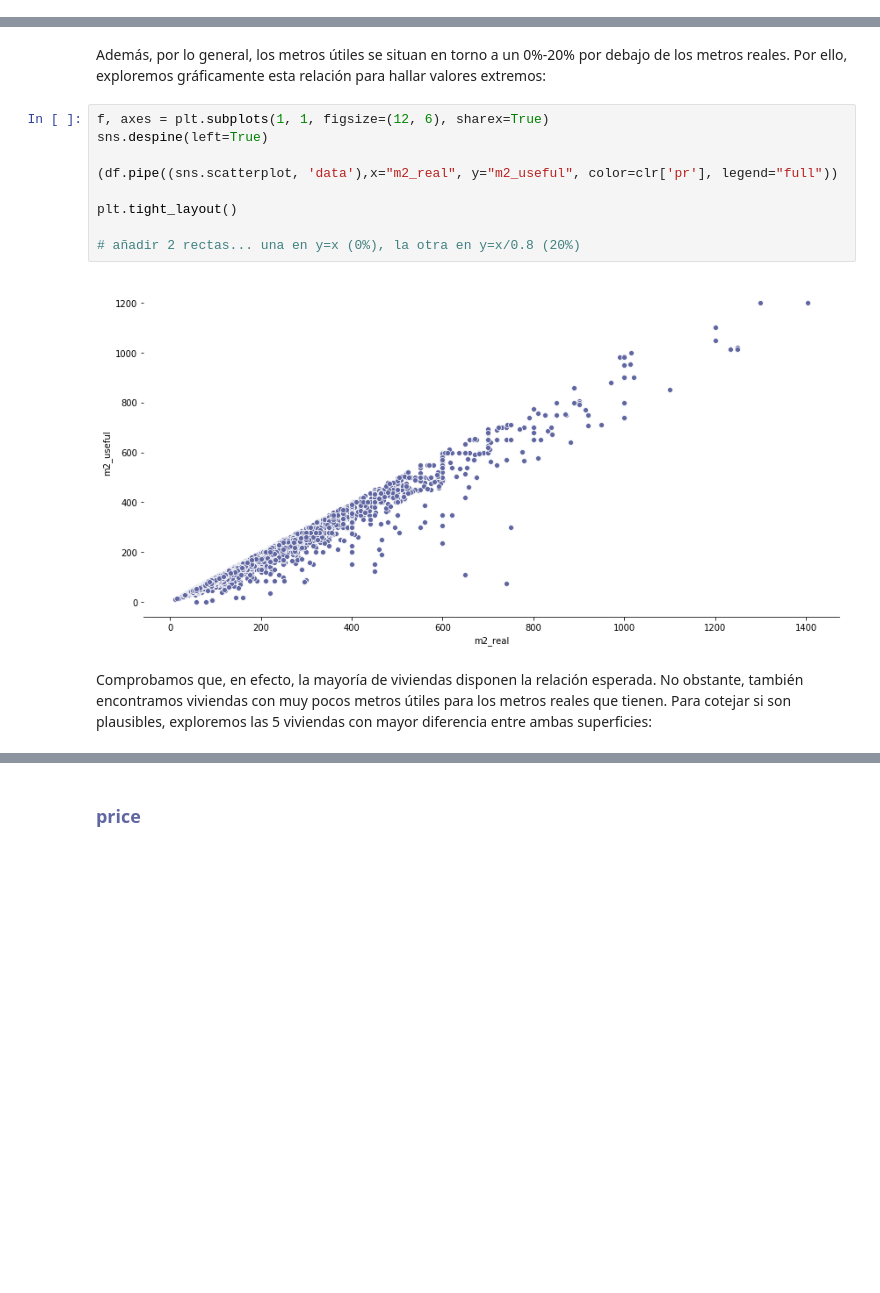
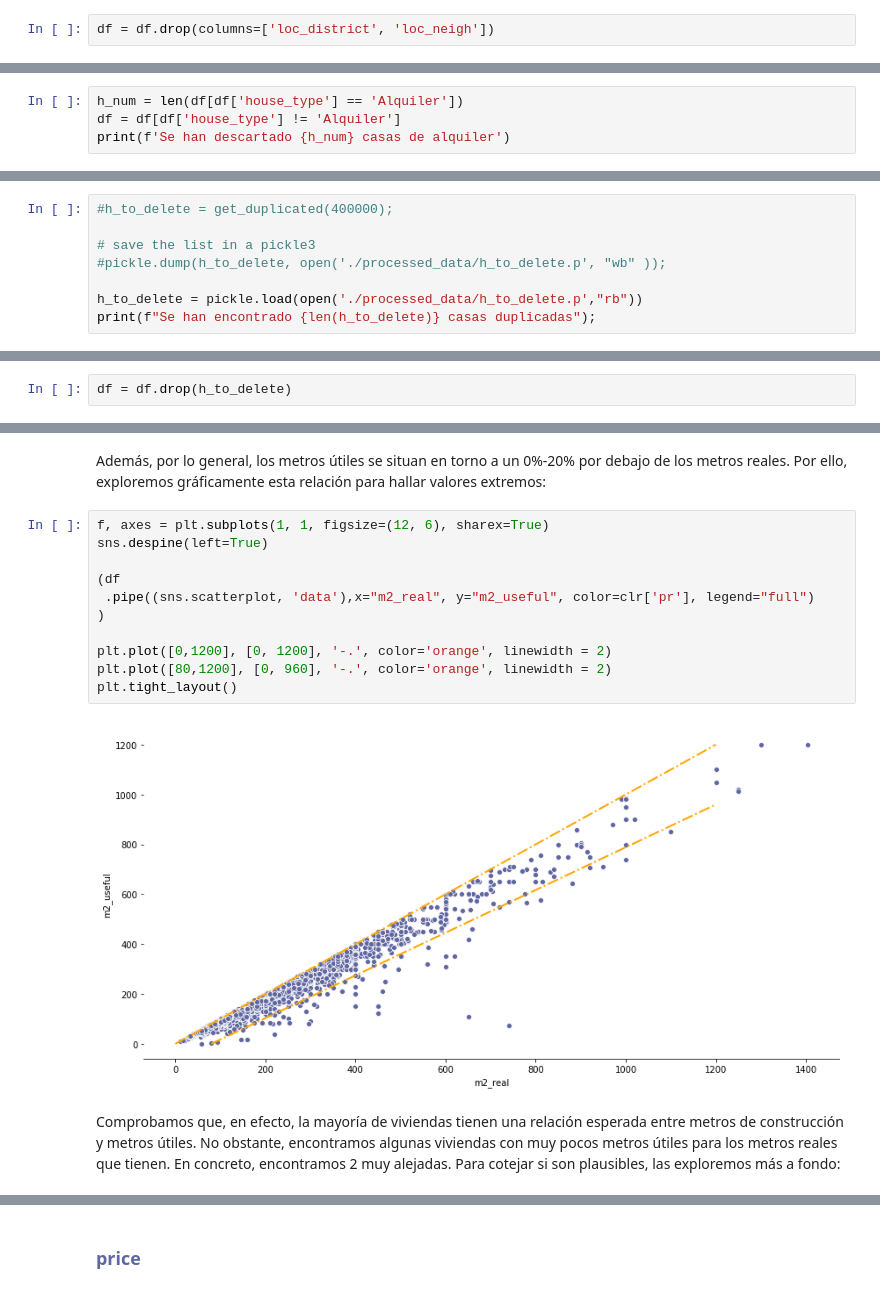
Before and after one commit to Hlaboa/houses-data-analysis, a Jupyter notebook: 2_limpieza_datos.ipynb, the cells around one changed output, grey strips where cells are left out. Drawn from its saved outputs; the diff is of its cells as text; blank space fills up the shorter version.

Commit message:
Add 'Filtro casas duplicadas & gestión de outliers y NAs

```diff
--- a/2_limpieza_datos.ipynb
+++ b/2_limpieza_datos.ipynb
@@ -564,0 +618,2 @@ Número de barrios tras limpieza: 79
+# %%
+df = df.drop(columns=['loc_district', 'loc_neigh'])
@@ -564,0 +628,4 @@ Número de barrios tras limpieza: 79
+# %%
+h_num = len(df[df['house_type'] == 'Alquiler'])
+df = df[df['house_type'] != 'Alquiler']
+print(f'Se han descartado {h_num} casas de alquiler')
@@ -564,0 +764,8 @@ Número de barrios tras limpieza: 79
+# %%
+#h_to_delete = get_duplicated(400000);
+
+# save the list in a pickle3
+#pickle.dump(h_to_delete, open('./processed_data/h_to_delete.p', "wb" ));
+
+h_to_delete = pickle.load(open('./processed_data/h_to_delete.p',"rb"))
+print(f"Se han encontrado {len(h_to_delete)} casas duplicadas");
@@ -565,3 +776,5 @@ Número de barrios tras limpieza: 79
+# %%
+df = df.drop(h_to_delete)
 # %% [markdown]
 # Gestión de ruido y valores extremos
 # %% [markdown]
@@ -681,14 +893,16 @@ Además, por lo general, los metros útiles se situan en torno a un 0%-20% por d
 # %%
 f, axes = plt.subplots(1, 1, figsize=(12, 6), sharex=True)
 sns.despine(left=True)
 
-(df.pipe((sns.scatterplot, 'data'),x="m2_real", y="m2_useful", color=clr['pr'], legend="full"))
+(df
+ .pipe((sns.scatterplot, 'data'),x="m2_real", y="m2_useful", color=clr['pr'], legend="full")
+)
 
+plt.plot([0,1200], [0, 1200], '-.', color='orange', linewidth = 2)
+plt.plot([80,1200], [0, 960], '-.', color='orange', linewidth = 2)
 plt.tight_layout()
-
-# añadir 2 rectas... una en y=x (0%), la otra en y=x/0.8 (20%)
 # %% [output]
-[figure, old version]
+[figure, new version]
 # %% [markdown]
-Comprobamos que, en efecto, la mayoría de viviendas disponen la relación esperada. No obstante, también encontramos viviendas con muy pocos metros útiles para los metros reales que tienen. Para cotejar si son plausibles, exploremos las 5 viviendas con mayor diferencia entre ambas superficies:
+Comprobamos que, en efecto, la mayoría de viviendas tienen una relación esperada entre metros de construcción y metros útiles. No obstante, encontramos algunas viviendas con muy pocos metros útiles para los metros reales que tienen. En concreto, encontramos 2 muy alejadas. Para cotejar si son plausibles, las exploremos más a fondo:
 # %%
```
Also changed, not shown: parts of 146 cells of this notebook, 2 other files.
